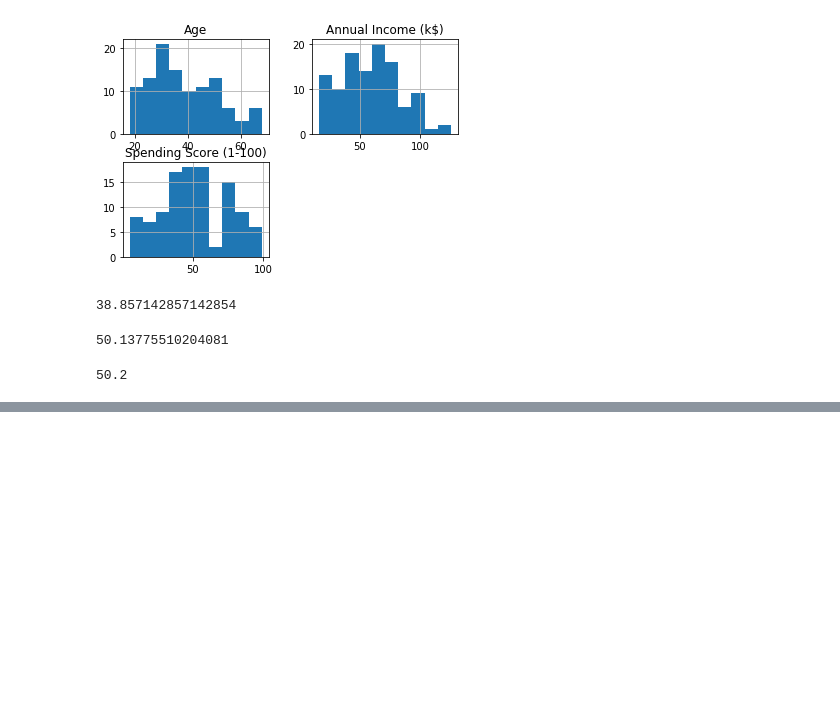
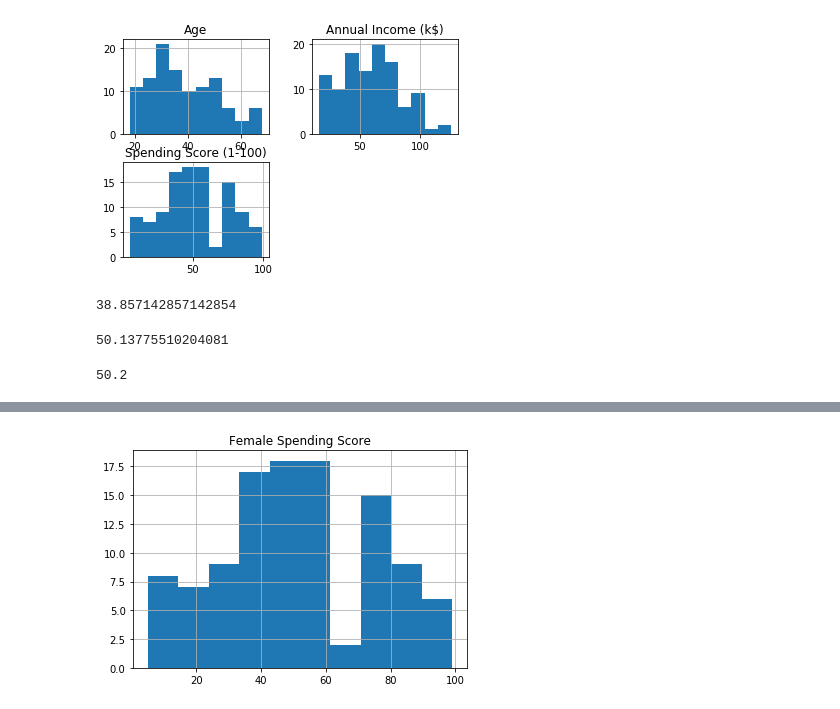
Before and after one commit to ipatel467/Customer-Segmentation, a Jupyter notebook: index.ipynb, the cells around one changed output, grey strips where cells are left out. Cells and saved outputs as stored; diff of their text form; code cells hidden in the pictures; blank space fills up the shorter version.

```diff
--- a/index.ipynb
+++ b/index.ipynb
@@ -180,0 +181,7 @@ avg_age_spd_scr
+# %%
+females_grouped['Spending Score (1-100)'].hist();
+plt.title('Female Spending Score');
+# we can see that female spending score is more normal than males.
+#Possibly means women buy more items and shop more frequently
+# %% [output]
+[figure, added]
```
Also changed, not shown: parts of 7 cells of this notebook, 1 other file.
